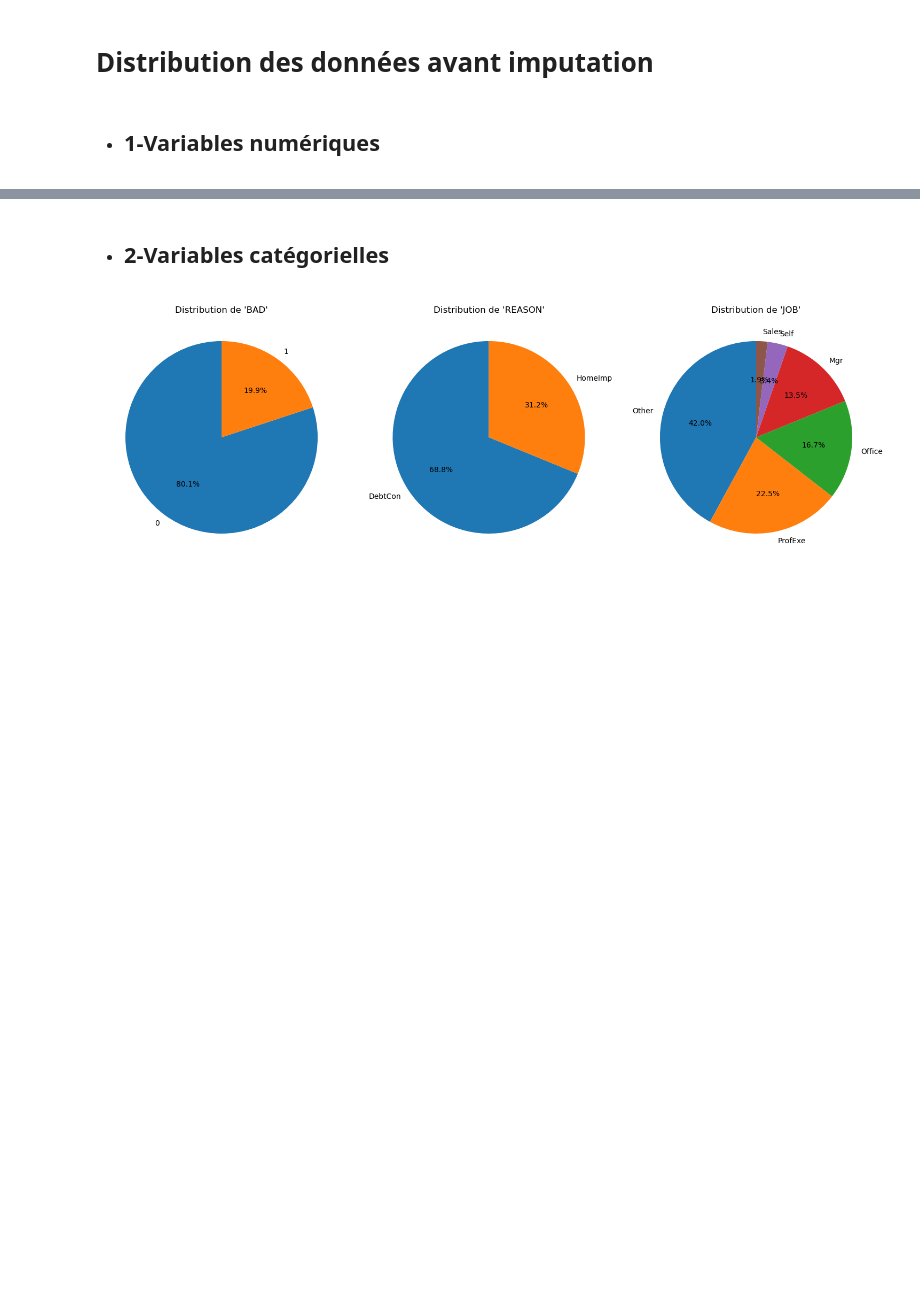
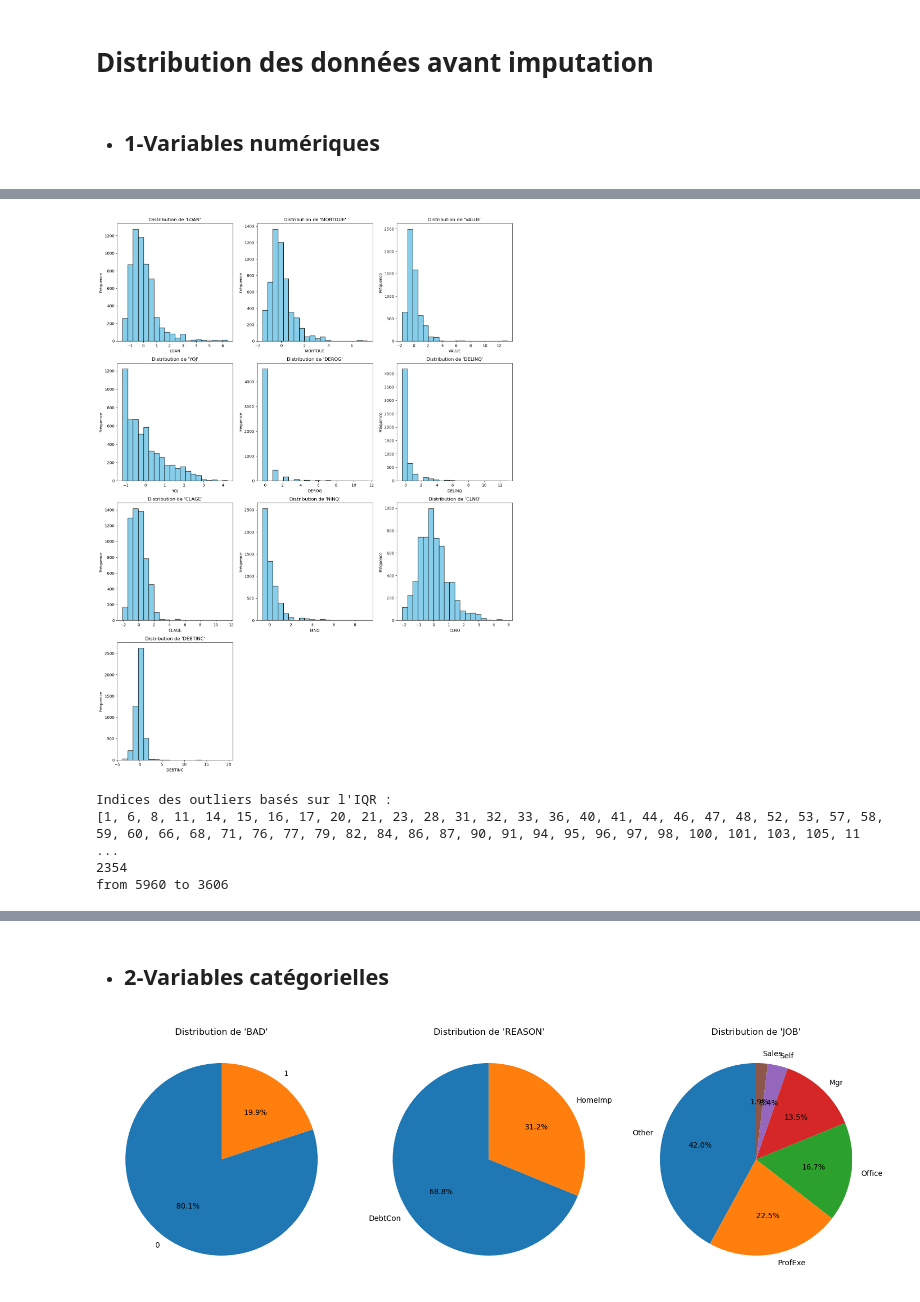
Before and after one commit to douboym/Projet-Scoring, a Jupyter notebook: ProjetScoring.ipynb, the cells around one changed output, grey strips where cells are left out. Cells and saved outputs as stored; diff of their text form; code cells hidden in the pictures; blank space fills up the shorter version.

```diff
--- a/ProjetScoring.ipynb
+++ b/ProjetScoring.ipynb
@@ -185,0 +190,59 @@ plt.show()
+# %%
+# TEST
+scaler = StandardScaler()
+
+
+hmeq_data_standardized = hmeq_data[numeric_vars].copy()
+hmeq_data_standardized[numeric_vars] = scaler.fit_transform(hmeq_data_standardized[numeric_vars])
+
+
+# Configuration du layout des sous-graphiques
+num_plots = len(numeric_vars)
+rows = (num_plots // 3) + (num_plots % 3 > 0)  # Calculer le nombre de lignes nécessaires
+fig, axes = plt.subplots(rows, 3, figsize=(15, rows * 5))
+
+# Aplatir les axes pour un accès facile
+axes = axes.flatten()
+
+# Itérer sur chaque variable numérique et créer un histogramme
+for i, var in enumerate(numeric_vars):
+    axes[i].hist(hmeq_data_standardized[var].dropna(), bins=20, color='skyblue', edgecolor='black')
+    axes[i].set_title(f"Distribution de '{var}'")
+    axes[i].set_xlabel(var)
+    axes[i].set_ylabel("Fréquence")
+
+# Supprimer les axes inutilisés s'il y en a
+for j in range(i + 1, len(axes)):
+    fig.delaxes(axes[j])
+
+# Ajustement de l'affichage
+plt.tight_layout()
+plt.show()
+# %% [output]
+[figure, added]
+# %%
+# Calcul de l'IQR (Intervalle Interquartile)
+Q1 = hmeq_data[numeric_vars].quantile(0.25)
+Q3 = hmeq_data[numeric_vars].quantile(0.75)
+IQR = Q3 - Q1
+
+# Définir les bornes inférieure et supérieure pour chaque variable
+lower_bound = Q1 - 1.5 * IQR
+upper_bound = Q3 + 1.5 * IQR
+
+# Identifier les outliers
+outliers = (hmeq_data[numeric_vars] < lower_bound) | (hmeq_data[numeric_vars] > upper_bound)
+
+# Extraire les indices des outliers
+outliers_indices = outliers[outliers.any(axis=1)].index.tolist()
+print("Indices des outliers basés sur l'IQR :")
+print(outliers_indices)
+print(len(outliers_indices))
+
+hmeq_data_iqr_outliers_all_cleaned = hmeq_data.drop(outliers_indices)
+print(f"from {len(hmeq_data)} to {len(hmeq_data_iqr_outliers_all_cleaned)}")
+# %% [output]
+Indices des outliers basés sur l'IQR :
+[1, 6, 8, 11, 14, 15, 16, 17, 20, 21, 23, 28, 31, 32, 33, 36, 40, 41, 44, 46, 47, 48, 52, 53, 57, 58, 59, 60, 66, 68, 71, 76, 77, 79, 82, 84, 86, 87, 90, 91, 94, 95, 96, 97, 98, 100, 101, 103, 105, 11 ...
+2354
+from 5960 to 3606
```
Also changed, not shown: parts of 25 cells of this notebook, 2 other files.
